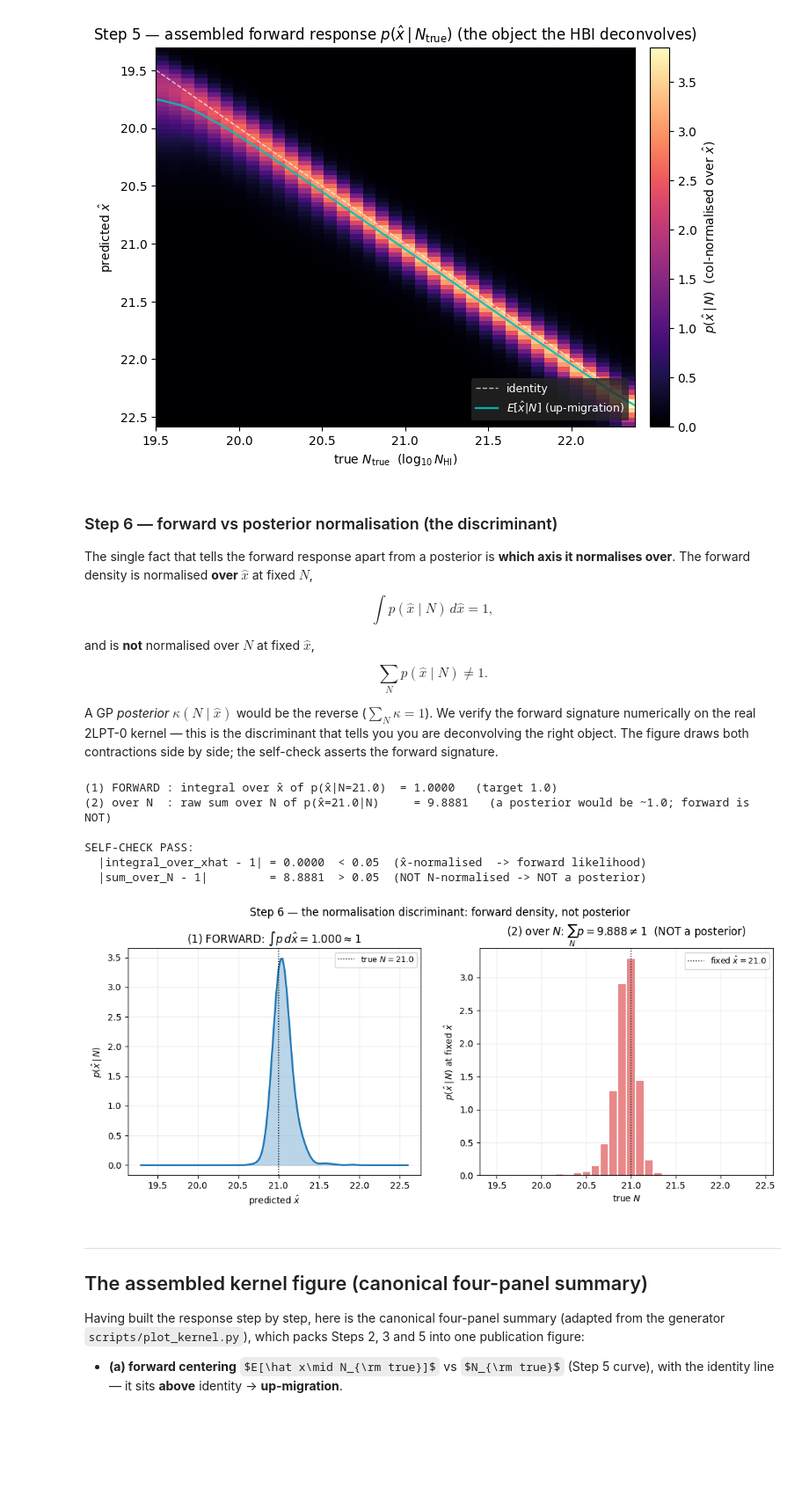
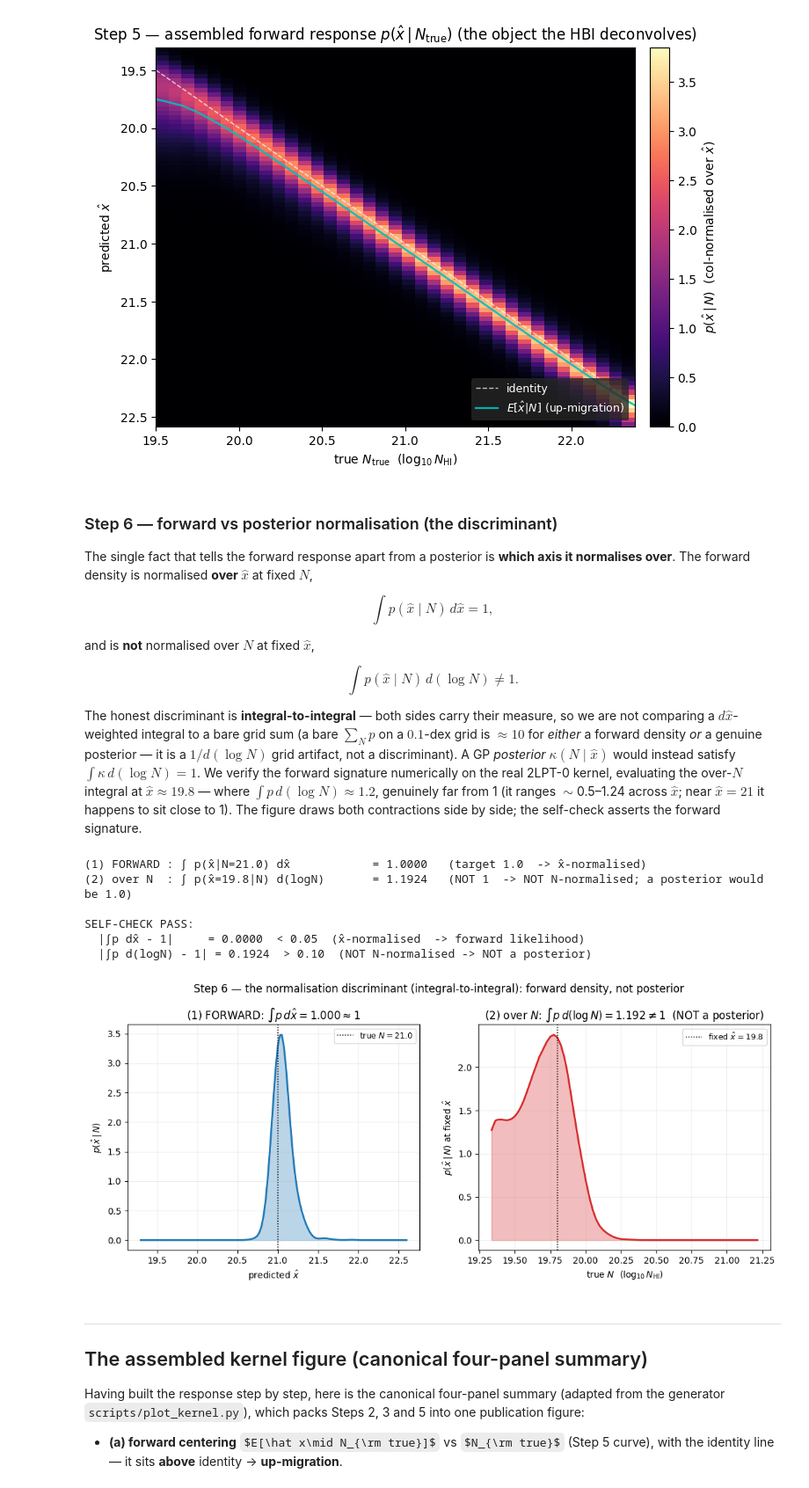
Before and after one commit to jibanCat/desi_gpy_dla_detection, a Jupyter notebook: notebooks/HBI_02_forward_response_kernel.ipynb, the cells around one changed output. Shown at 88% size. Saved outputs shown, nothing was run; the diff lists cells and outputs as text; code cells hidden in the pictures; some formulas as TeX source; blank space fills up the shorter version.

```diff
--- a/notebooks/HBI_02_forward_response_kernel.ipynb
+++ b/notebooks/HBI_02_forward_response_kernel.ipynb
@@ -511,78 +519,90 @@ $$ \int p(\hat x\mid N)\,d\hat x = 1, $$
 
 and is **not** normalised over $N$ at fixed $\hat x$,
 
-$$ \sum_N p(\hat x\mid N) \neq 1. $$
+$$ \int p(\hat x\mid N)\,d(\log N) \neq 1. $$
 
-A GP *posterior* $\kappa(N\mid\hat x)$ would be the reverse ($\sum_N\kappa=1$). We
-verify the forward signature numerically on the real 2LPT-0 kernel — this is the
-discriminant that tells you you are deconvolving the right object. The figure
-draws both contractions side by side; the self-check asserts the forward
-signature.
+The honest discriminant is **integral-to-integral** — both sides carry their
+measure, so we are not comparing a $d\hat x$-weighted integral to a bare grid sum
+(a bare $\sum_N p$ on a $0.1$-dex grid is $\approx 10$ for *either* a forward
+density *or* a genuine posterior — it is a $1/d(\log N)$ grid artifact, not a
+discriminant). A GP *posterior* $\kappa(N\mid\hat x)$ would instead satisfy
+$\int\kappa\,d(\log N)=1$. We verify the forward signature numerically on the real
+2LPT-0 kernel, evaluating the over-$N$ integral at $\hat x\approx 19.8$ — where
+$\int p\,d(\log N)\approx 1.2$, genuinely far from 1 (it ranges $\sim$0.5–1.24
+across $\hat x$; near $\hat x=21$ it happens to sit close to 1). The figure draws
+both contractions side by side; the self-check asserts the forward signature.
 # %%
 # Step 6: the normalisation discriminant on the real kernel.
+# INTEGRAL-to-INTEGRAL: both sides carry their measure (d x̂ vs d(logN)), so we are
+# NOT comparing a measure-weighted integral to a bare grid sum (a bare sum_N p on a
+# 0.1-dex grid is ~10 for a forward density AND for a genuine posterior — a
+# 1/d(logN) grid artifact, not a discriminant).
 snr_d, z_d = 5.0, 2.7
 
-# (1) FORWARD normalisation: integrate p(x̂|N) over x̂ at a fixed true N
+# (1) FORWARD normalisation: integrate p(x̂|N) over x̂ at a fixed true N -> == 1
 N_fixed = 21.0
 xhat_grid = np.linspace(19.3, 22.6, 331)
 p_over_xhat = emp.density(xhat_grid, np.full_like(xhat_grid, N_fixed), snr_d, z_d)
 integral_over_xhat = float(_trapz(p_over_xhat, xhat_grid))
 
-# (2) the FORBIDDEN sum: sum p(x̂|N) over the true-N grid at a fixed x̂
-xhat_fixed = 21.0
-N_grid6 = np.linspace(19.5, 22.4, 30)
-p_over_N = np.array([emp.density(np.array([xhat_fixed]), np.array([Nt]),
-                                 snr_d, z_d)[0] for Nt in N_grid6])
-sum_over_N = float(p_over_N.sum())
+# (2) the NOT-N-normalised integral: integrate p(x̂|N) over log N at a fixed x̂.
+# Evaluate at x̂ ≈ 19.8, where this integral is genuinely FAR from 1 (it ranges
+# ~0.5–1.24 across x̂; near x̂=21 it happens to land close to 1, which would HIDE
+# the discriminant — so we deliberately pick x̂=19.8).
+xhat_fixed = 19.8
+N_grid6 = np.linspace(float(emp.N_anchors.min()), float(emp.N_anchors.max()), 400)
+p_over_N = emp.density(np.full_like(N_grid6, xhat_fixed), N_grid6, snr_d, z_d)
+integral_over_N = float(_trapz(p_over_N, N_grid6))
 
-print(f"(1) FORWARD : integral over x̂ of p(x̂|N={N_fixed})  = "
-      f"{integral_over_xhat:.4f}   (target 1.0)")
-print(f"(2) over N  : raw sum over N of p(x̂={xhat_fixed}|N)     = "
-      f"{sum_over_N:.4f}   (a posterior would be ~1.0; forward is NOT)")
+print(f"(1) FORWARD : ∫ p(x̂|N={N_fixed}) dx̂            = "
+      f"{integral_over_xhat:.4f}   (target 1.0  -> x̂-normalised)")
+print(f"(2) over N  : ∫ p(x̂={xhat_fixed}|N) d(logN)       = "
+      f"{integral_over_N:.4f}   (NOT 1  -> NOT N-normalised; a posterior would be 1.0)")
 
 # ---- SELF-CHECK: forward signature -----------------------------------------
 assert abs(integral_over_xhat - 1) < 0.05, \
-    f"forward NOT x̂-normalised: integral={integral_over_xhat}"
-assert abs(sum_over_N - 1) > 0.05, \
-    f"forward UNEXPECTEDLY N-normalised (looks like a posterior): sum={sum_over_N}"
+    f"forward NOT x̂-normalised: ∫p dx̂={integral_over_xhat}"
+assert abs(integral_over_N - 1) > 0.1, \
+    f"forward UNEXPECTEDLY N-normalised (looks like a posterior): ∫p d(logN)={integral_over_N}"
 print()
 print("SELF-CHECK PASS:")
-print(f"  |integral_over_xhat - 1| = {abs(integral_over_xhat - 1):.4f}  < 0.05  "
+print(f"  |∫p dx̂ - 1|     = {abs(integral_over_xhat - 1):.4f}  < 0.05  "
       f"(x̂-normalised  -> forward likelihood)")
-print(f"  |sum_over_N - 1|         = {abs(sum_over_N - 1):.4f}  > 0.05  "
+print(f"  |∫p d(logN) - 1| = {abs(integral_over_N - 1):.4f}  > 0.10  "
       f"(NOT N-normalised -> NOT a posterior)")
 
 # figure: the two contractions side by side
 fig, (axA, axB) = plt.subplots(1, 2, figsize=(13, 4.6))
 axA.fill_between(xhat_grid, 0, p_over_xhat, color="#1f77b4", alpha=0.30)
 axA.plot(xhat_grid, p_over_xhat, color="#1f77b4", lw=2.0)
 axA.axvline(N_fixed, color="k", ls=":", lw=1.1, label=f"true $N={N_fixed}$")
 axA.set_xlabel(r"predicted $\hat x$")
 axA.set_ylabel(r"$p(\hat x\,|\,N)$")
 axA.set_title(r"(1) FORWARD: $\int p\,d\hat x = %.3f \approx 1$" % integral_over_xhat)
 axA.legend(fontsize=9)
 axA.grid(alpha=0.22)
 
-axB.bar(N_grid6, p_over_N, width=0.08, color="#d62728", alpha=0.55)
+axB.fill_between(N_grid6, 0, p_over_N, color="#d62728", alpha=0.30)
+axB.plot(N_grid6, p_over_N, color="#d62728", lw=2.0)
 axB.axvline(xhat_fixed, color="k", ls=":", lw=1.1,
             label=f"fixed $\\hat x={xhat_fixed}$")
-axB.set_xlabel(r"true $N$")
+axB.set_xlabel(r"true $N$  ($\log_{10} N_{\rm HI}$)")
 axB.set_ylabel(r"$p(\hat x\,|\,N)$ at fixed $\hat x$")
-axB.set_title(r"(2) over $N$: $\sum_N p = %.3f \neq 1$  (NOT a posterior)"
-              % sum_over_N)
+axB.set_title(r"(2) over $N$: $\int p\,d(\log N) = %.3f \neq 1$  (NOT a posterior)"
+              % integral_over_N)
 axB.legend(fontsize=9)
 axB.grid(alpha=0.22)
-fig.suptitle("Step 6 — the normalisation discriminant: forward density, "
-             "not posterior", y=1.02)
+fig.suptitle("Step 6 — the normalisation discriminant (integral-to-integral): "
+             "forward density, not posterior", y=1.02)
 plt.show()
 # %% [output]
-(1) FORWARD : integral over x̂ of p(x̂|N=21.0)  = 1.0000   (target 1.0)
-(2) over N  : raw sum over N of p(x̂=21.0|N)     = 9.8881   (a posterior would be ~1.0; forward is NOT)
+(1) FORWARD : ∫ p(x̂|N=21.0) dx̂            = 1.0000   (target 1.0  -> x̂-normalised)
+(2) over N  : ∫ p(x̂=19.8|N) d(logN)       = 1.1924   (NOT 1  -> NOT N-normalised; a posterior would be 1.0)
 
 SELF-CHECK PASS:
-  |integral_over_xhat - 1| = 0.0000  < 0.05  (x̂-normalised  -> forward likelihood)
-  |sum_over_N - 1|         = 8.8881  > 0.05  (NOT N-normalised -> NOT a posterior)
+  |∫p dx̂ - 1|     = 0.0000  < 0.05  (x̂-normalised  -> forward likelihood)
+  |∫p d(logN) - 1| = 0.1924  > 0.10  (NOT N-normalised -> NOT a posterior)
-[figure, old version]
+[figure, new version]
 # %% [markdown]
 ---
 ## The assembled kernel figure (canonical four-panel summary)
```
Also changed, not shown: parts of 4 cells of this notebook, 3 other files.
